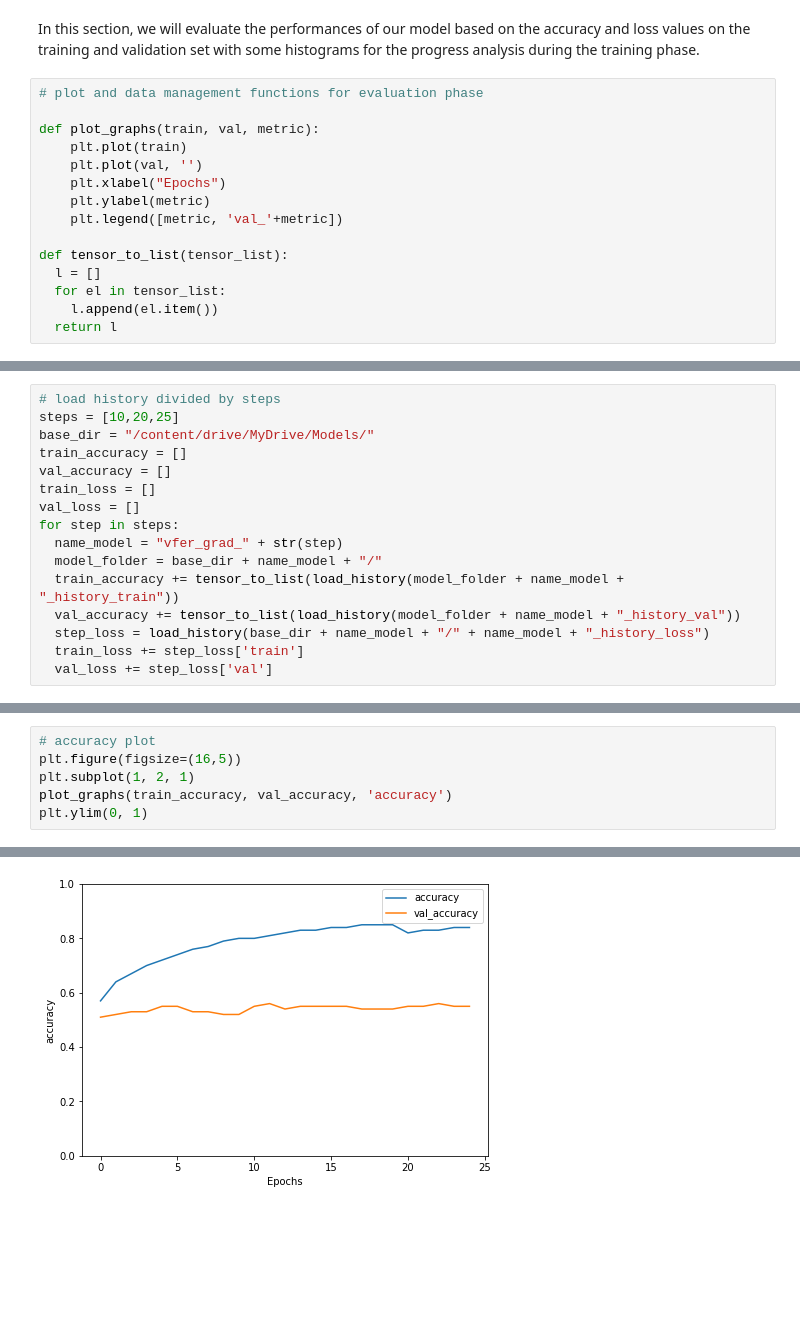
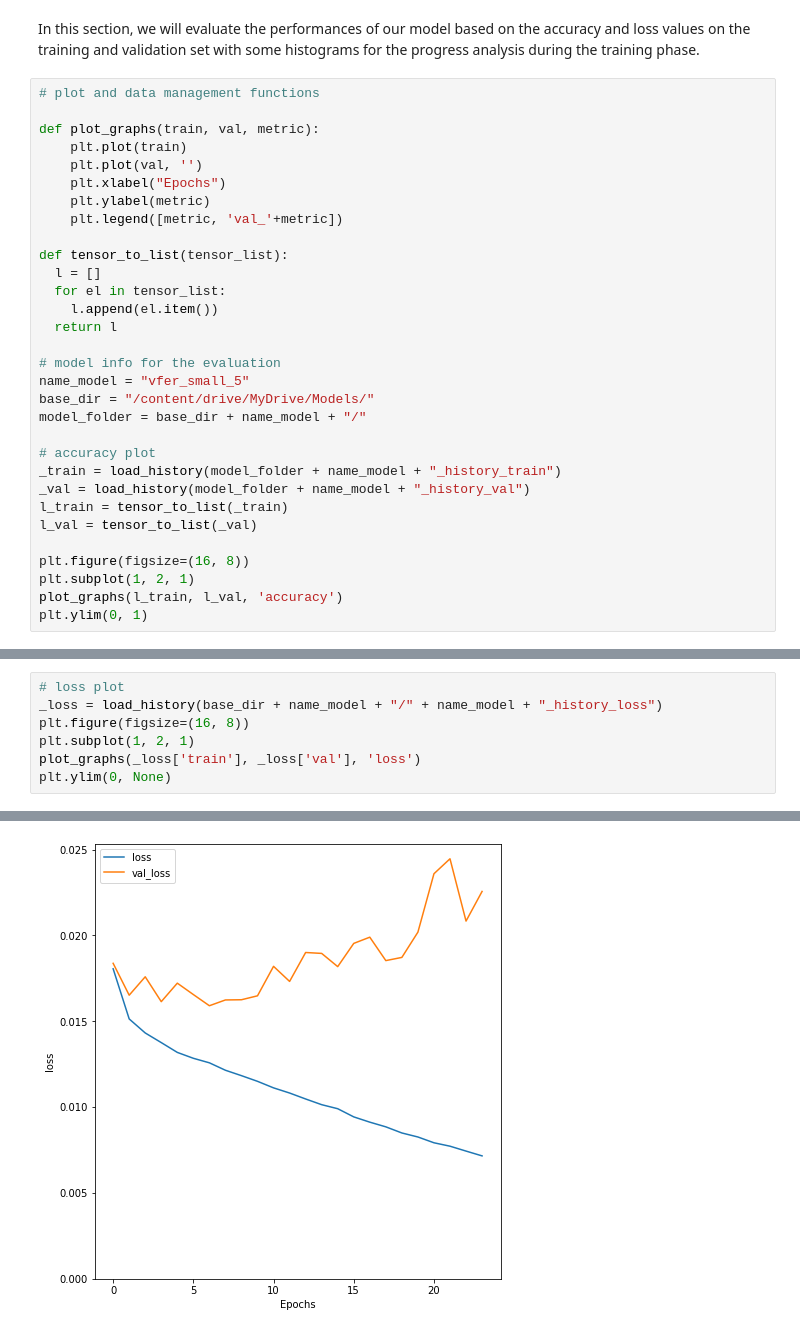
Before and after one commit to kode-git/vfer, a Jupyter notebook: ViT_Face_Emotion_Recognition.ipynb, the cells around one changed output, grey strips where cells are left out. Cells and saved outputs as stored; diff of their text form; blank space fills up the shorter version.

```diff
--- a/ViT_Face_Emotion_Recognition.ipynb
+++ b/ViT_Face_Emotion_Recognition.ipynb
@@ -1818,7 +1763,7 @@ NameError: ignored
 # %% [markdown]
 In this section, we will evaluate the performances of our model based on the accuracy and loss values on the training and validation set with some histograms for the progress analysis during the training phase.
 # %%
-# plot and data management functions for evaluation phase
+# plot and data management functions
 
 def plot_graphs(train, val, metric):
     plt.plot(train)
@@ -1832,3 +1777,19 @@ def tensor_to_list(tensor_list):
   for el in tensor_list:
     l.append(el.item())
   return l
+
+# model info for the evaluation
+name_model = "vfer_small_5"
+base_dir = "/content/drive/MyDrive/Models/"
+model_folder = base_dir + name_model + "/"
+
+# accuracy plot
+_train = load_history(model_folder + name_model + "_history_train")
+_val = load_history(model_folder + name_model + "_history_val")
+l_train = tensor_to_list(_train)
+l_val = tensor_to_list(_val)
+
+plt.figure(figsize=(16, 8))
+plt.subplot(1, 2, 1)
+plot_graphs(l_train, l_val, 'accuracy')
+plt.ylim(0, 1)
@@ -1839,16 +1798,0 @@ This model use the VFER dataset formed by hybrid augmented training set and vali
-# %%
-# load history divided by steps
-steps = [10,20,25]
-base_dir = "/content/drive/MyDrive/Models/"
-train_accuracy = []
-val_accuracy = []
-train_loss = []
-val_loss = []
-for step in steps:
-  name_model = "vfer_grad_" + str(step)
-  model_folder = base_dir + name_model + "/"
-  train_accuracy += tensor_to_list(load_history(model_folder + name_model + "_history_train"))
-  val_accuracy += tensor_to_list(load_history(model_folder + name_model + "_history_val"))
-  step_loss = load_history(base_dir + name_model + "/" + name_model + "_history_loss")
-  train_loss += step_loss['train']
-  val_loss += step_loss['val']
@@ -1862,7 +1799,8 @@ for i in range(len(train_accuracy)):
 # %%
-# accuracy plot
-plt.figure(figsize=(16,5))
+# loss plot
+_loss = load_history(base_dir + name_model + "/" + name_model + "_history_loss")
+plt.figure(figsize=(16, 8))
 plt.subplot(1, 2, 1)
-plot_graphs(train_accuracy, val_accuracy, 'accuracy')
-plt.ylim(0, 1)
+plot_graphs(_loss['train'], _loss['val'], 'loss')
+plt.ylim(0, None)
 # %% [output]
@@ -1870 +1808 @@ plt.ylim(0, 1)
-[figure, old version]
+[figure, new version]
```
Also changed, not shown: parts of 22 cells of this notebook.
